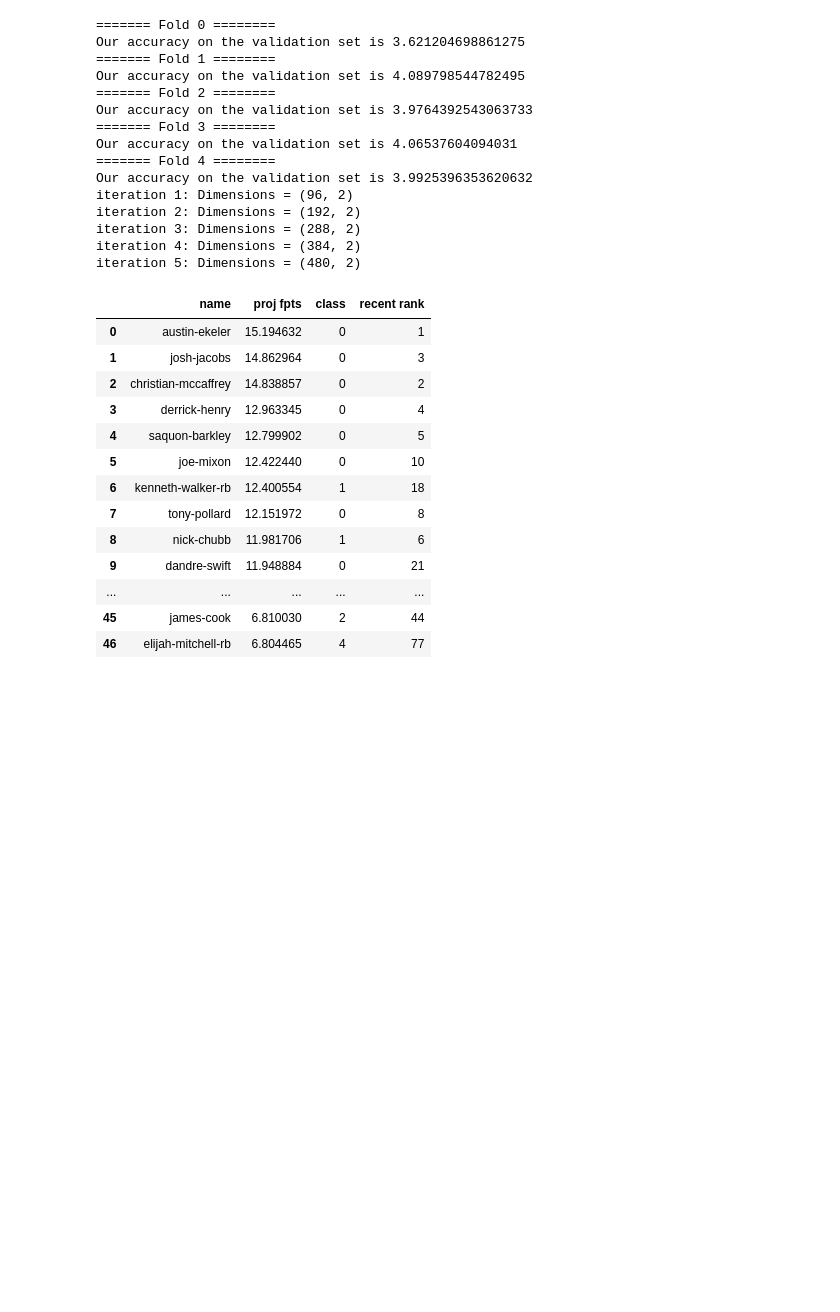
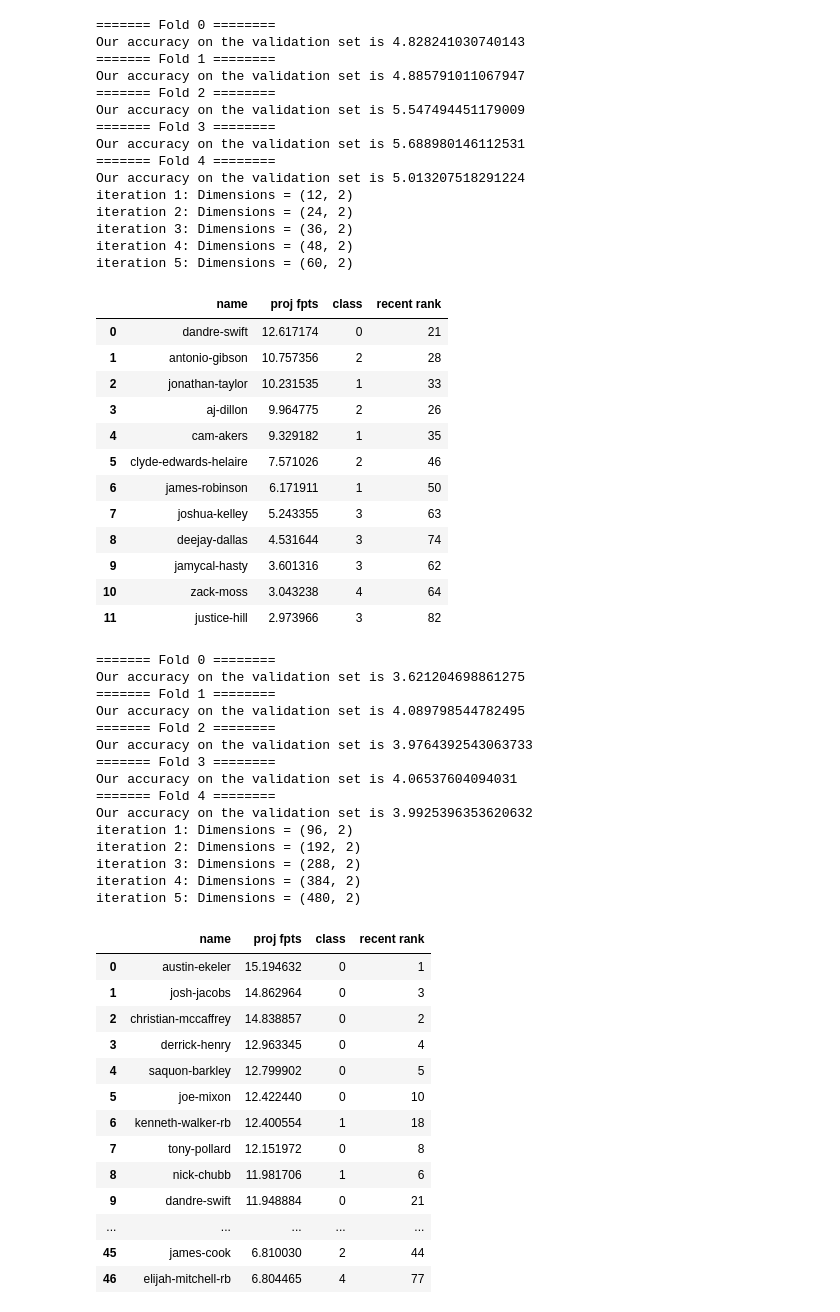
Before and after one commit to xander-abbott/fantasy_scrape, a Jupyter notebook: main_rb.ipynb, the cells around one changed output. Cells and saved outputs as stored; diff of their text form; code cells hidden in the pictures; blank space fills up the shorter version.

```diff
--- a/main_rb.ipynb
+++ b/main_rb.ipynb
@@ -8,3 +81,36 @@ from scrape import make_dists
+# %%
+X_train_2, X_test_2 = grab_years_played('rb', 2, 5, 2022)
+results = revised_run(X_train_2, X_test_2)
+results.head(50)
+# %% [output]
+======= Fold 0 ========
+Our accuracy on the validation set is 4.828241030740143
+======= Fold 1 ========
+Our accuracy on the validation set is 4.885791011067947
+======= Fold 2 ========
+Our accuracy on the validation set is 5.547494451179009
+======= Fold 3 ========
+Our accuracy on the validation set is 5.688980146112531
+======= Fold 4 ========
+Our accuracy on the validation set is 5.013207518291224
+iteration 1: Dimensions = (12, 2)
+iteration 2: Dimensions = (24, 2)
+iteration 3: Dimensions = (36, 2)
+iteration 4: Dimensions = (48, 2)
+iteration 5: Dimensions = (60, 2)
+|  | name | proj fpts | class | recent rank |
+| 0 | dandre-swift | 12.617174 | 0 | 21 |
+| 1 | antonio-gibson | 10.757356 | 2 | 28 |
+| 2 | jonathan-taylor | 10.231535 | 1 | 33 |
+| 3 | aj-dillon | 9.964775 | 2 | 26 |
+| 4 | cam-akers | 9.329182 | 1 | 35 |
+| 5 | clyde-edwards-helaire | 7.571026 | 2 | 46 |
+| 6 | james-robinson | 6.171911 | 1 | 50 |
+| 7 | joshua-kelley | 5.243355 | 3 | 63 |
+| 8 | deejay-dallas | 4.531644 | 3 | 74 |
+| 9 | jamycal-hasty | 3.601316 | 3 | 62 |
+| 10 | zack-moss | 3.043238 | 4 | 64 |
+| 11 | justice-hill | 2.973966 | 3 | 82 |
 # %%
 results = xgb_model('rb', scoring = 'HALF', csv_=True)
 results.head(50)
```
Also changed, not shown: parts of 3 cells of this notebook, 9 other files.
